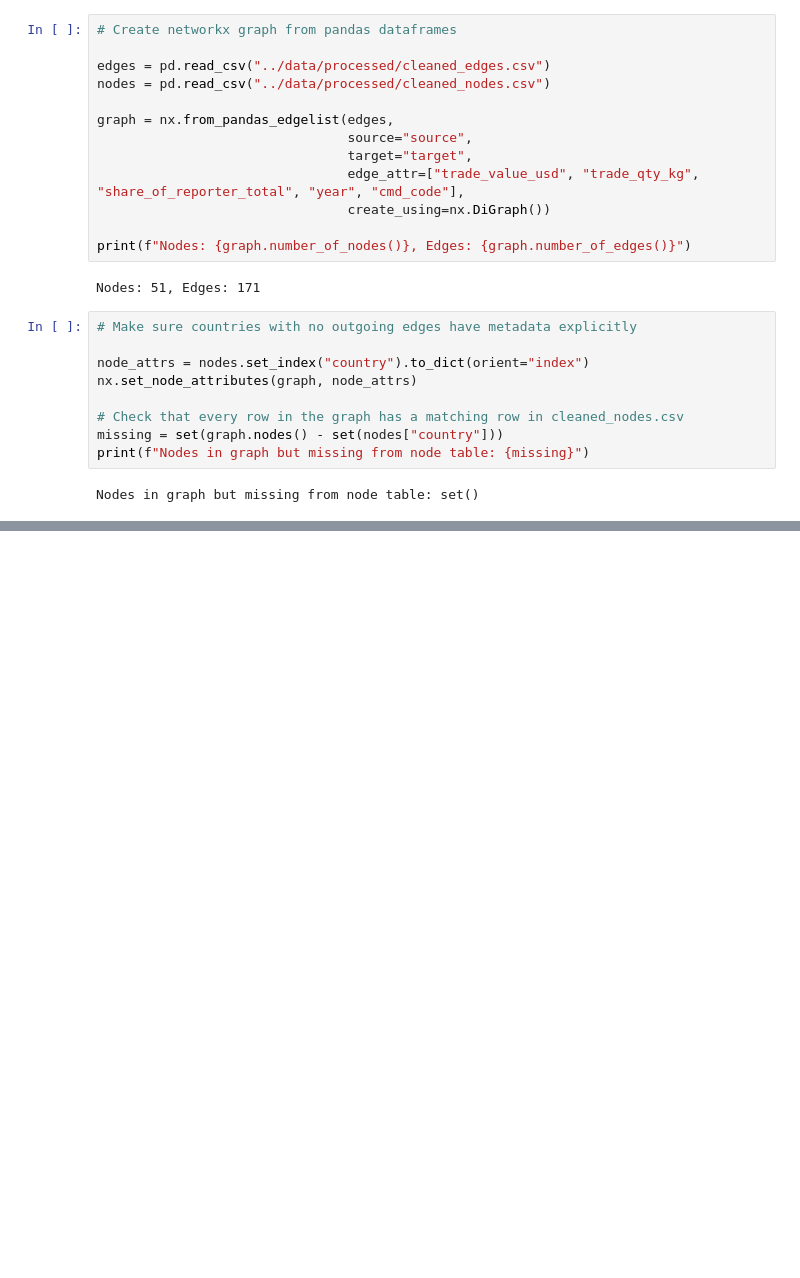
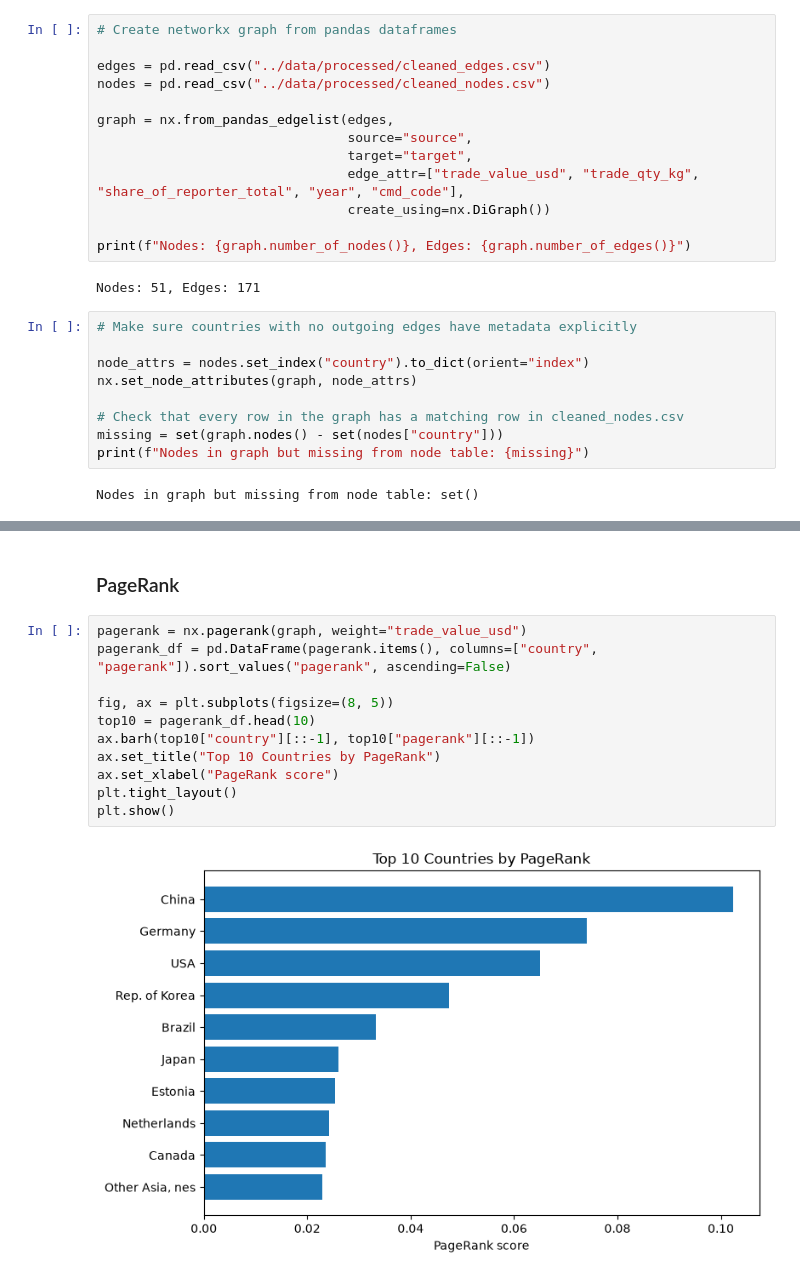
Before and after one commit to jandersen12/supply-chain-mapping-hys, a Jupyter notebook: notebooks/eda.ipynb, the cells around one changed output, grey strips where cells are left out. Cells and saved outputs as stored; diff of their text form; blank space fills up the shorter version.

```diff
--- a/notebooks/eda.ipynb
+++ b/notebooks/eda.ipynb
@@ -172,0 +296,15 @@ gallium_network.html
+# %% [markdown]
+### PageRank
+# %%
+pagerank = nx.pagerank(graph, weight="trade_value_usd")
+pagerank_df = pd.DataFrame(pagerank.items(), columns=["country", "pagerank"]).sort_values("pagerank", ascending=False)
+
+fig, ax = plt.subplots(figsize=(8, 5))
+top10 = pagerank_df.head(10)
+ax.barh(top10["country"][::-1], top10["pagerank"][::-1])
+ax.set_title("Top 10 Countries by PageRank")
+ax.set_xlabel("PageRank score")
+plt.tight_layout()
+plt.show()
+# %% [output]
+[figure, added]
```
Also changed, not shown: parts of 22 cells of this notebook, 1 other file.
